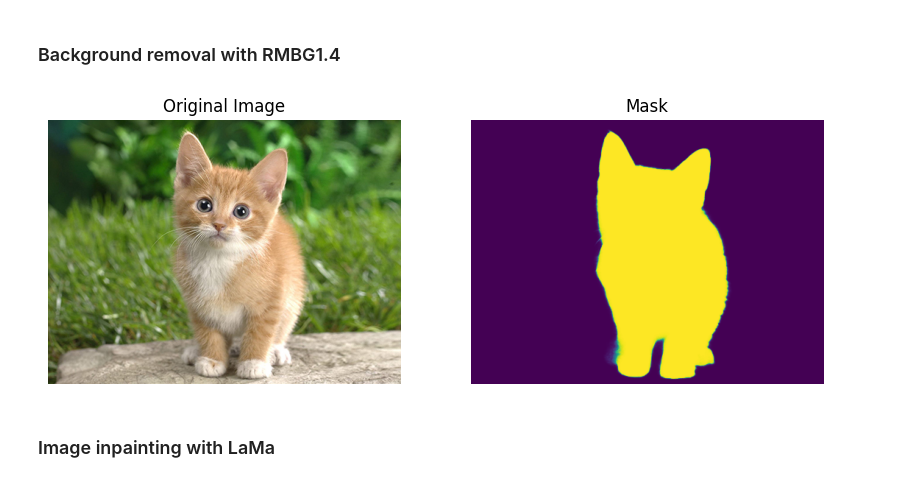
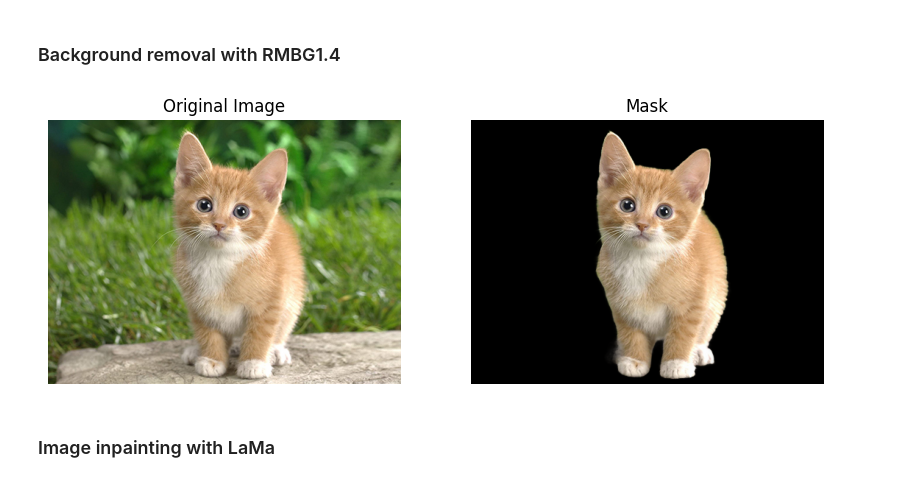
Before and after one commit to nomusanma/ezonnx-copy, a Jupyter notebook: examples/image_processing.ipynb, the cells around one changed output. Saved outputs shown, nothing was run; the diff lists cells and outputs as text; code cells hidden in the pictures.

```diff
--- a/examples/image_processing.ipynb
+++ b/examples/image_processing.ipynb
@@ -13,13 +13,13 @@ visualize_images(["Original Image","Depth Map"],
 # %% [markdown]
 ### Background removal with RMBG1.4
 # %%
-from ezonnx import RMBG14
+from ezonnx import RMBG14, visualize_images
 rmbg = RMBG14(quantize="quantized")
 res = rmbg("images/cat.jpg")  # image is a numpy array (H, W, 3) in RGB format
 visualize_images(["Original Image","Mask"],
-                    [res.original_img[...,::-1],res.processed_img])
+                    [res.original_img[...,::-1],res.processed_img[...,::-1]])
 # %% [output]
-[figure, old version]
+[figure, new version]
 # %% [markdown]
 ### Image inpainting with LaMa
 # %%
```
Also changed, not shown: 2 other files.
